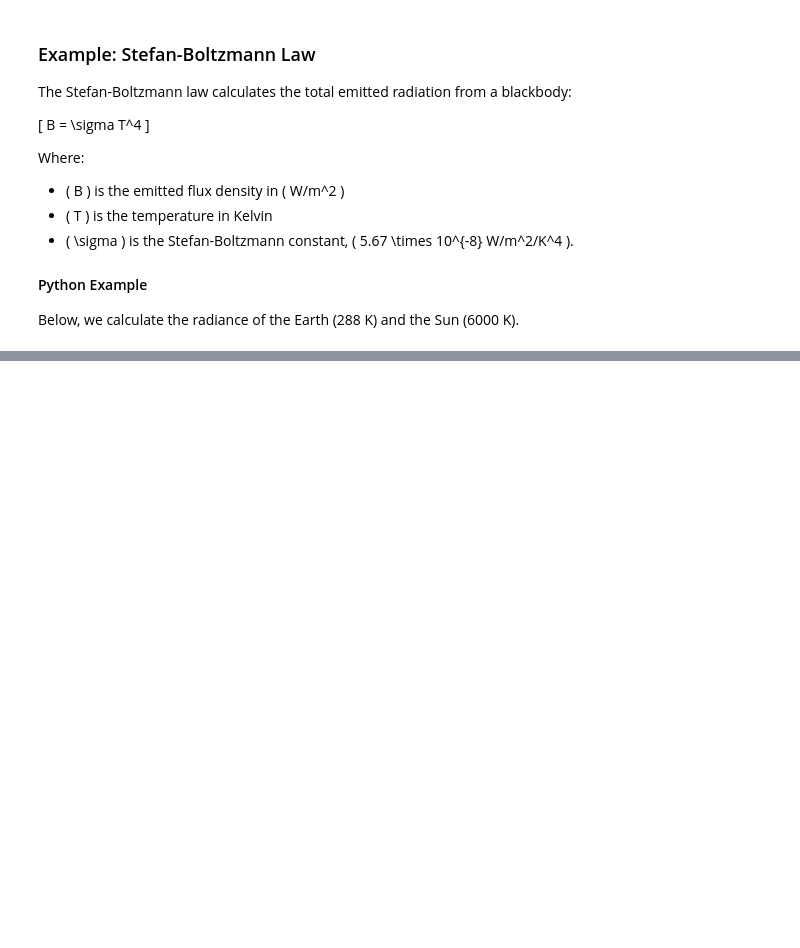
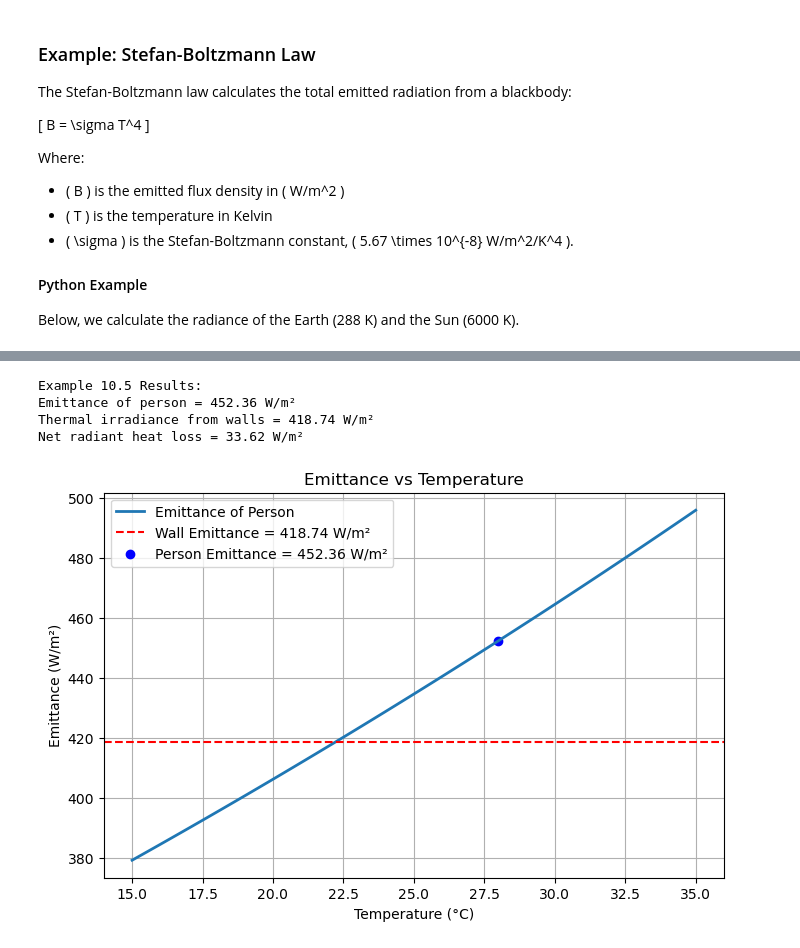
Before and after one commit to inkenbrandt/Campbell-Book, a Jupyter notebook: 10_Radiation_Basics.ipynb, the cells around one changed output, grey strips where cells are left out. Saved outputs shown, nothing was run; the diff lists cells and outputs as text; code cells hidden in the pictures; blank space fills up the shorter version.

```diff
--- a/10_Radiation_Basics.ipynb
+++ b/10_Radiation_Basics.ipynb
@@ -175,0 +341,59 @@ print(f"Attenuated flux after {distance_medium} m: {attenuated_flux:.2f} W/m²")
+# %%
+import numpy as np
+
+# Example 10.5: Thermal emittance and net radiant heat loss
+def stefan_boltzmann_emittance(temperature, emissivity=1.0):
+    """
+    Calculate emittance using the Stefan-Boltzmann law.
+
+    Args:
+    temperature: Temperature in Kelvin.
+    emissivity: Emissivity of the surface (default is 1.0 for blackbody).
+
+    Returns:
+    Emittance in W/m².
+    """
+    sigma = 5.67e-8  # Stefan-Boltzmann constant (W/m²/K⁴)
+    return emissivity * sigma * temperature**4
+
+# Constants
+emissivity_person = 0.97  # Emissivity of a person's skin
+emissivity_wall = 1.0  # Emissivity of the walls
+temperature_person = 273.15 + 28  # Convert to Kelvin
+temperature_wall = 273.15 + 20  # Convert to Kelvin
+
+# Calculate emittance of the person and walls
+emittance_person = stefan_boltzmann_emittance(temperature_person, emissivity_person)
+emittance_wall = stefan_boltzmann_emittance(temperature_wall, emissivity_wall)
+
+# Calculate net radiant heat loss
+net_radiant_heat_loss = emittance_person - emittance_wall
+
+# Display results
+print(f"Example 10.5 Results:")
+print(f"Emittance of person = {emittance_person:.2f} W/m²")
+print(f"Thermal irradiance from walls = {emittance_wall:.2f} W/m²")
+print(f"Net radiant heat loss = {net_radiant_heat_loss:.2f} W/m²")
+
+# Visualization
+import matplotlib.pyplot as plt
+
+temperatures = np.linspace(273.15 + 15, 273.15 + 35, 50)  # Range of temperatures in Kelvin
+emittances = [stefan_boltzmann_emittance(temp, emissivity_person) for temp in temperatures]
+
+plt.figure(figsize=(8, 5))
+plt.plot(temperatures - 273.15, emittances, label="Emittance of Person", lw=2)
+plt.axhline(emittance_wall, color="red", linestyle="--", label=f"Wall Emittance = {emittance_wall:.2f} W/m²")
+plt.scatter([28], [emittance_person], color="blue", label=f"Person Emittance = {emittance_person:.2f} W/m²")
+plt.title("Emittance vs Temperature")
+plt.xlabel("Temperature (°C)")
+plt.ylabel("Emittance (W/m²)")
+plt.legend()
+plt.grid(True)
+plt.show()
+# %% [output]
+Example 10.5 Results:
+Emittance of person = 452.36 W/m²
+Thermal irradiance from walls = 418.74 W/m²
+Net radiant heat loss = 33.62 W/m²
+[figure, added]
```
Also changed, not shown: parts of 6 cells of this notebook, 1 other file.
